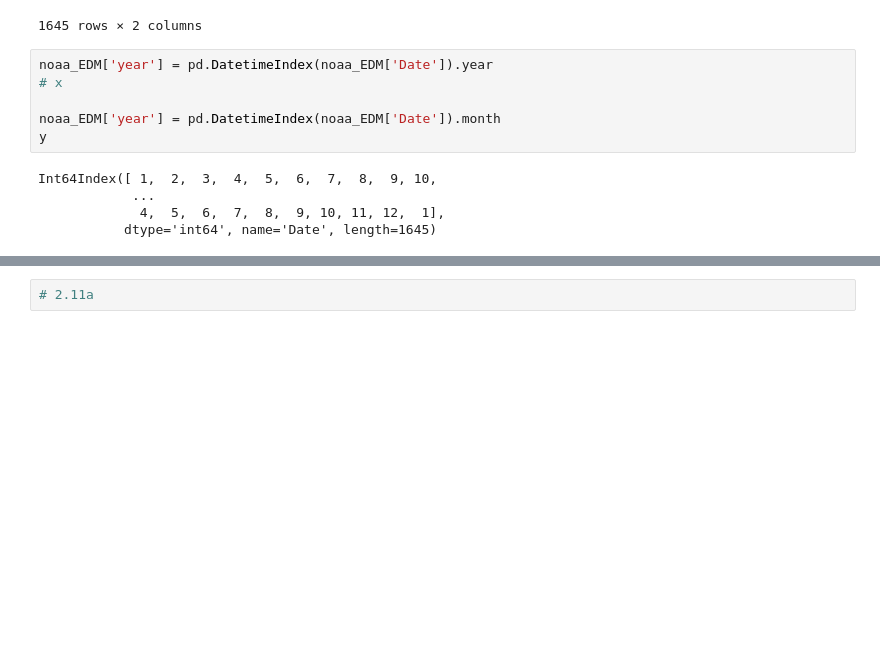
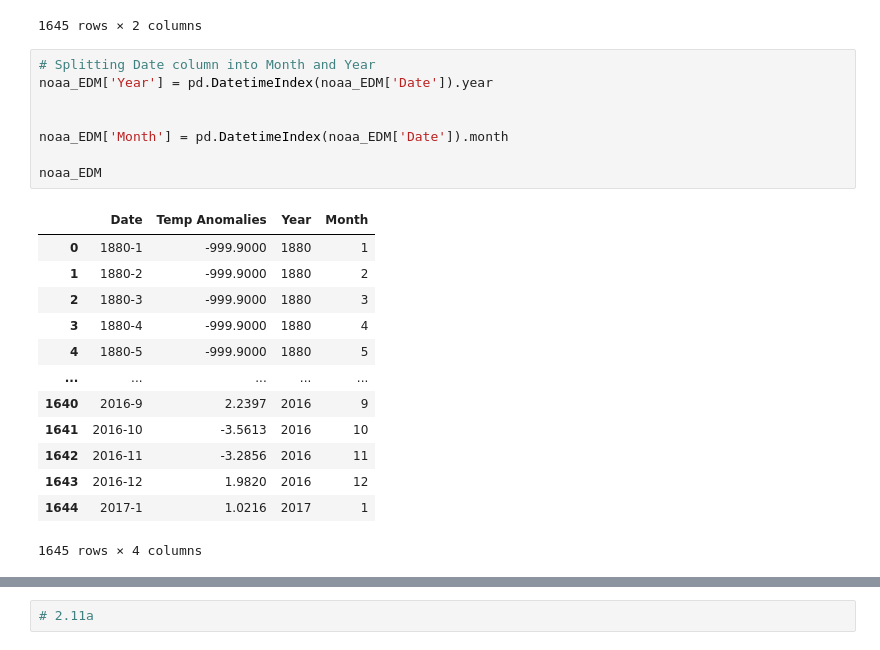
Before and after one commit to jordan-gilmartin/cuyamaca-climatology-analysis, a Jupyter notebook: cuyamaca-climatology-analysis.ipynb, the cells around one changed output, grey strips where cells are left out. Drawn from its saved outputs; the diff is of its cells as text; blank space fills up the shorter version.

```diff
--- a/cuyamaca-climatology-analysis.ipynb
+++ b/cuyamaca-climatology-analysis.ipynb
@@ -796,13 +796,24 @@ noaa_EDM
 | 1644 | 2017-1 | 1.0216 |
 1645 rows × 2 columns
 # %%
-noaa_EDM['year'] = pd.DatetimeIndex(noaa_EDM['Date']).year
-# x
+# Splitting Date column into Month and Year
+noaa_EDM['Year'] = pd.DatetimeIndex(noaa_EDM['Date']).year
 
-noaa_EDM['year'] = pd.DatetimeIndex(noaa_EDM['Date']).month
-y
+
+noaa_EDM['Month'] = pd.DatetimeIndex(noaa_EDM['Date']).month
+
+noaa_EDM
 # %% [output]
+|  | Date | Temp Anomalies | Year | Month |
+| 0 | 1880-1 | -999.9000 | 1880 | 1 |
+| 1 | 1880-2 | -999.9000 | 1880 | 2 |
+| 2 | 1880-3 | -999.9000 | 1880 | 3 |
+| 3 | 1880-4 | -999.9000 | 1880 | 4 |
+| 4 | 1880-5 | -999.9000 | 1880 | 5 |
+| ... | ... | ... | ... | ... |
+| 1640 | 2016-9 | 2.2397 | 2016 | 9 |
+| 1641 | 2016-10 | -3.5613 | 2016 | 10 |
+| 1642 | 2016-11 | -3.2856 | 2016 | 11 |
+| 1643 | 2016-12 | 1.9820 | 2016 | 12 |
+| 1644 | 2017-1 | 1.0216 | 2017 | 1 |
-Int64Index([ 1,  2,  3,  4,  5,  6,  7,  8,  9, 10,
-            ...
-             4,  5,  6,  7,  8,  9, 10, 11, 12,  1],
-           dtype='int64', name='Date', length=1645)
+1645 rows × 4 columns
```
Also changed, not shown: parts of 2 cells of this notebook.
